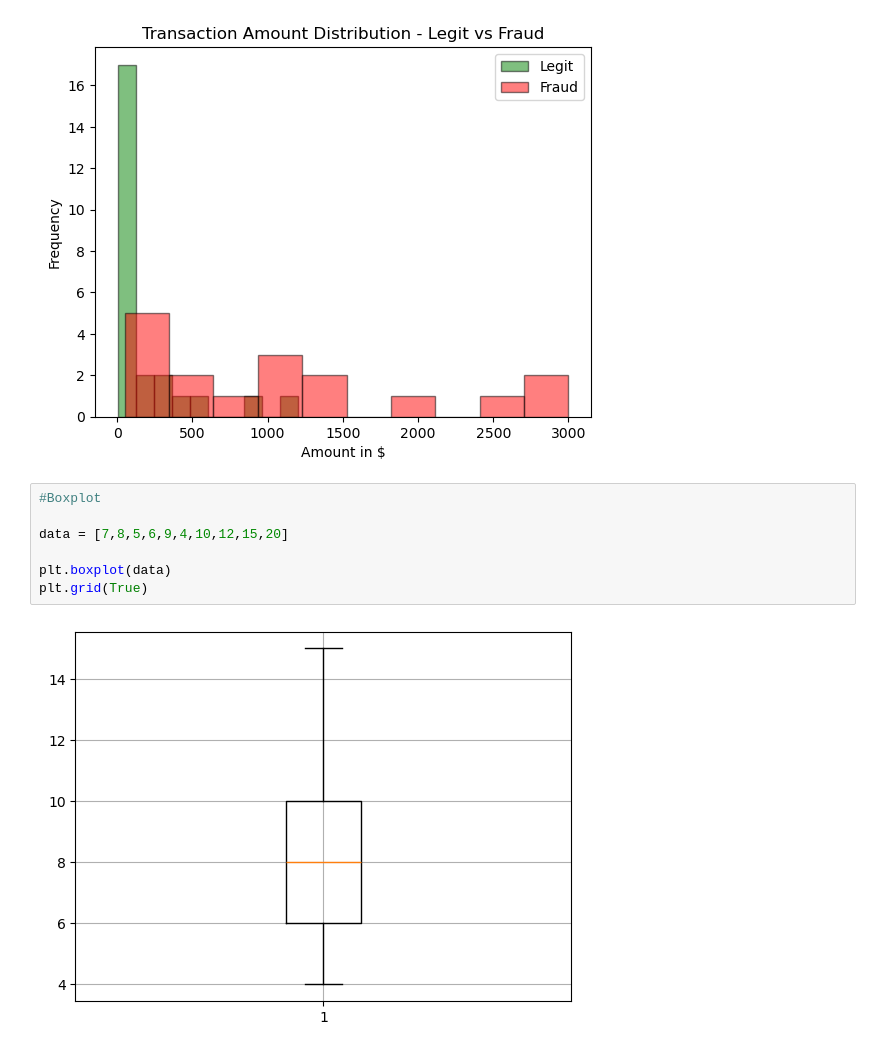
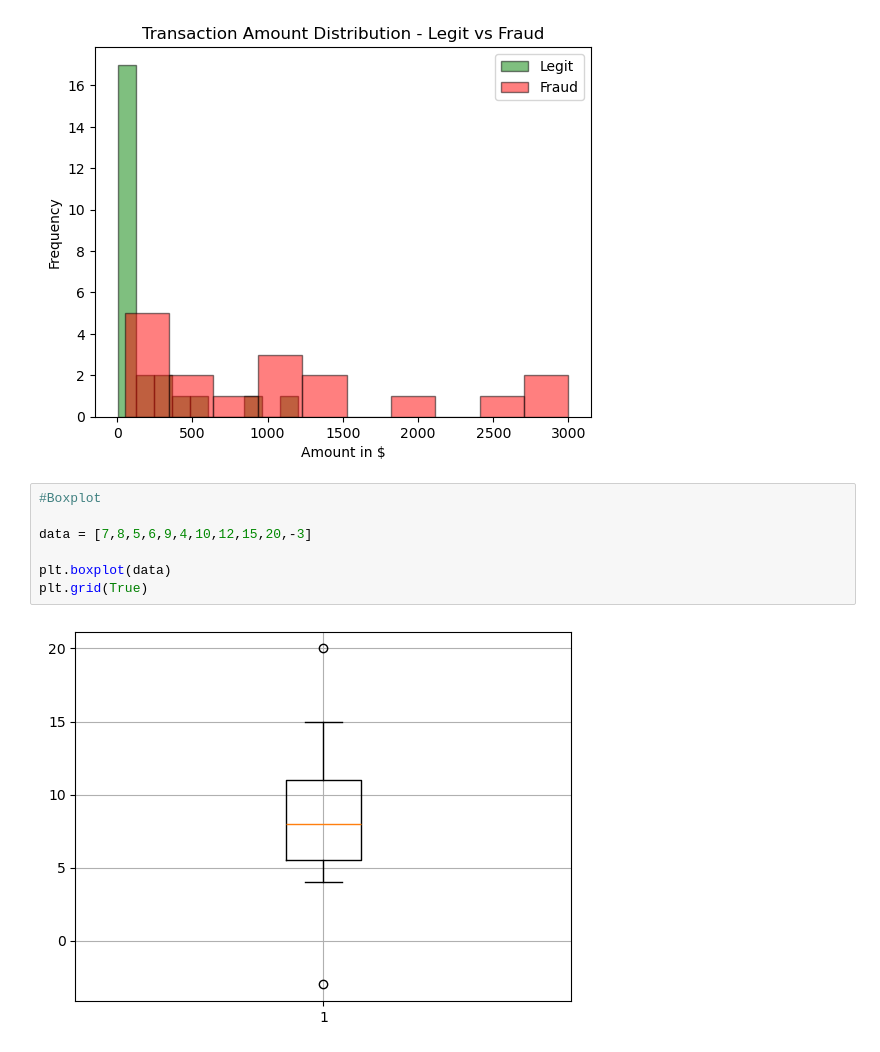
Before and after one commit to SyedMaaz786/AI_ML_Learning, a Jupyter notebook: Data_Analytics/matplotlib_tutorial.ipynb, the cells around one changed output. Cells and saved outputs as stored; diff of their text form.

```diff
--- a/Data_Analytics/matplotlib_tutorial.ipynb
+++ b/Data_Analytics/matplotlib_tutorial.ipynb
@@ -275,9 +275,9 @@ plt.legend()
 # %%
 #Boxplot
 
-data = [7,8,5,6,9,4,10,12,15,20]
+data = [7,8,5,6,9,4,10,12,15,20,-3]
 
 plt.boxplot(data)
 plt.grid(True)
 # %% [output]
-[figure, old version]
+[figure, new version]
```
